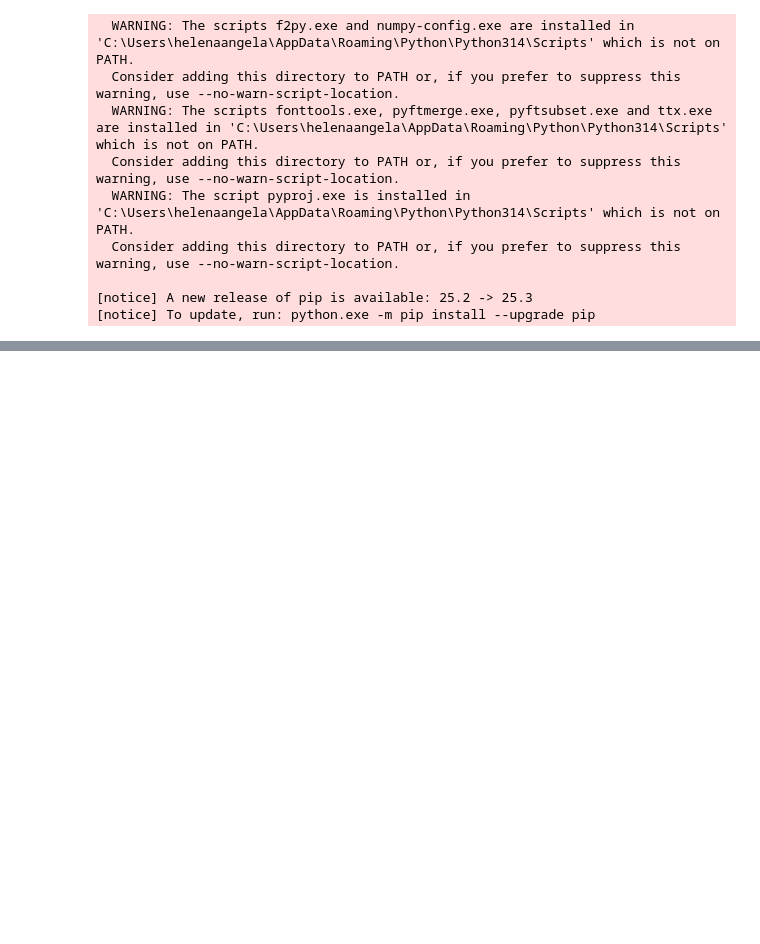
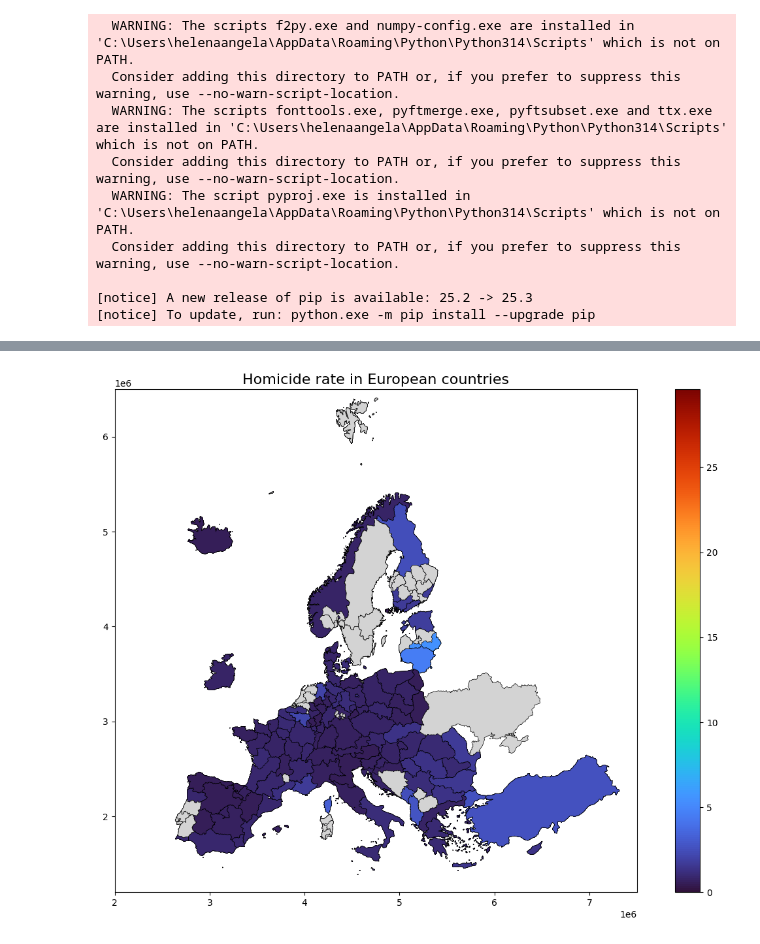
Before and after one commit to piStacya/CRIME_ANALYSIS_DS, a Jupyter notebook: Notebooks/Riigid_ja_regioonid.ipynb, the cells around one changed output, grey strips where cells are left out. Saved outputs shown, nothing was run; the diff lists cells and outputs as text; code cells hidden in the pictures; blank space fills up the shorter version.

```diff
--- a/Notebooks/Riigid_ja_regioonid.ipynb
+++ b/Notebooks/Riigid_ja_regioonid.ipynb
@@ -430,0 +518,27 @@ Successfully installed certifi-2025.11.12 contourpy-1.3.3 cycler-0.12.1 descarte
+# %%
+fig, ax = plt.subplots(1, 1, figsize=(15, 10))
+
+# Create the map
+homicide_geo_data.plot(
+    column=column,  # The column to use for color-coding
+    ax=ax,
+    legend=True,             # Display the color legend
+    cmap='turbo',           # Choose a color map (e.g., Red-Yellow-Green for variance)
+    missing_kwds={           # Style for countries that didn't have a matching data value (NaN)
+        "color": "lightgrey",
+        "edgecolor": "black",
+        "label": "No Data"
+    },
+    edgecolor='black',       # Country border color
+    linewidth=0.5
+)
+ax.set_xlim(2000000, 7500000)
+
+# Set the Y-axis limits (North-South extent)
+ax.set_ylim(1200000, 6500000)
+# Clean up the plot
+ax.set_title('Homicide rate in European countries', fontdict={'fontsize': '16', 'fontweight': '3'})
+#ax.set_axis_off() # Remove the latitude and longitude axes
+plt.show()
+# %% [output]
+[figure, added]
```
Also changed, not shown: parts of 7 cells of this notebook, 1 other file.
